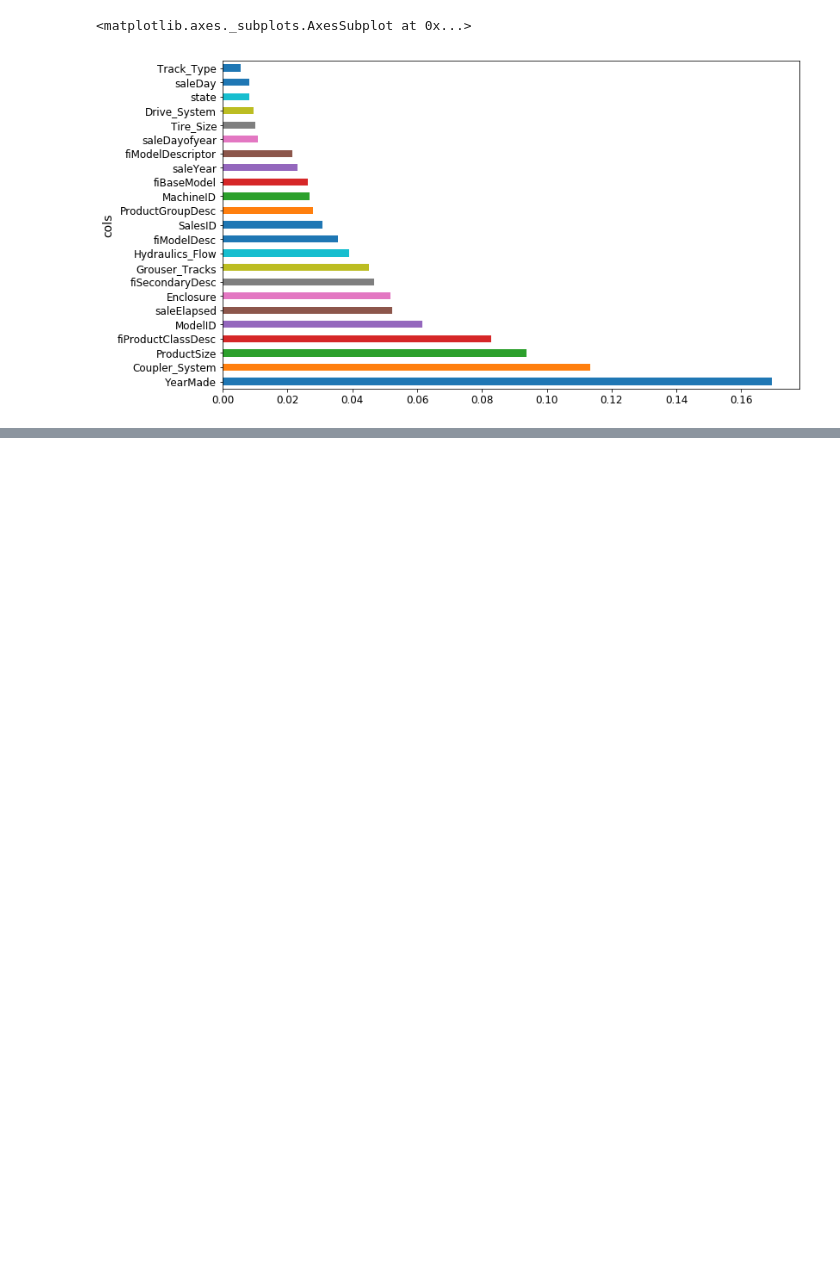
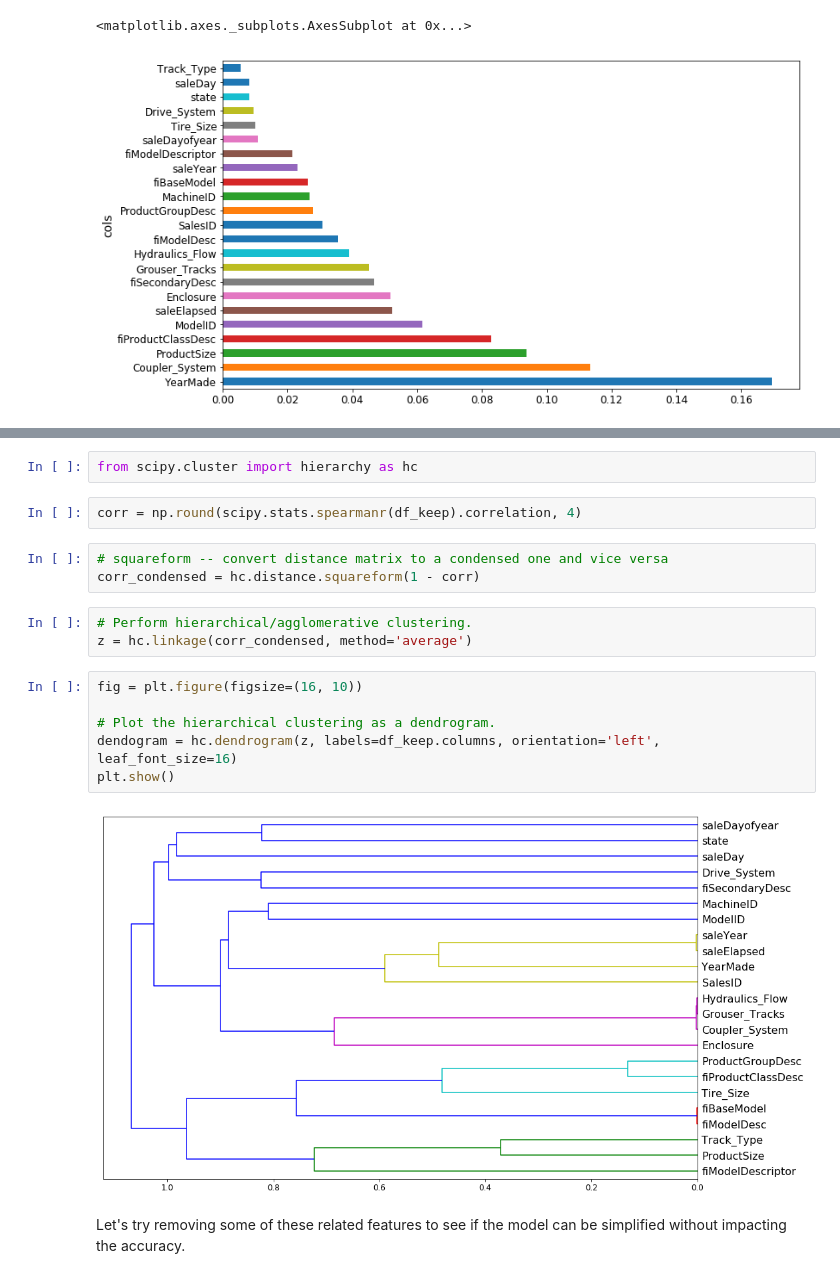
Before and after one commit to Sundragon1993/fastai, a Jupyter notebook: courses/ml1/lesson2-rf_interpretation.ipynb, the cells around one changed output, grey strips where cells are left out. Saved outputs shown, nothing was run; the diff lists cells and outputs as text; blank space fills up the shorter version.

```diff
--- a/courses/ml1/lesson2-rf_interpretation.ipynb
+++ b/courses/ml1/lesson2-rf_interpretation.ipynb
@@ -217,0 +241,20 @@ plot_fi(fi)
+# %%
+from scipy.cluster import hierarchy as hc
+# %%
+corr = np.round(scipy.stats.spearmanr(df_keep).correlation, 4)
+# %%
+# squareform -- convert distance matrix to a condensed one and vice versa
+corr_condensed = hc.distance.squareform(1 - corr)
+# %%
+# Perform hierarchical/agglomerative clustering.
+z = hc.linkage(corr_condensed, method='average')
+# %%
+fig = plt.figure(figsize=(16, 10))
+
+# Plot the hierarchical clustering as a dendrogram.
+dendogram = hc.dendrogram(z, labels=df_keep.columns, orientation='left', leaf_font_size=16)
+plt.show()
+# %% [output]
+[figure, added]
+# %% [markdown]
+Let's try removing some of these related features to see if the model can be simplified without impacting the accuracy.
```
Also changed, not shown: parts of 37 cells of this notebook.
